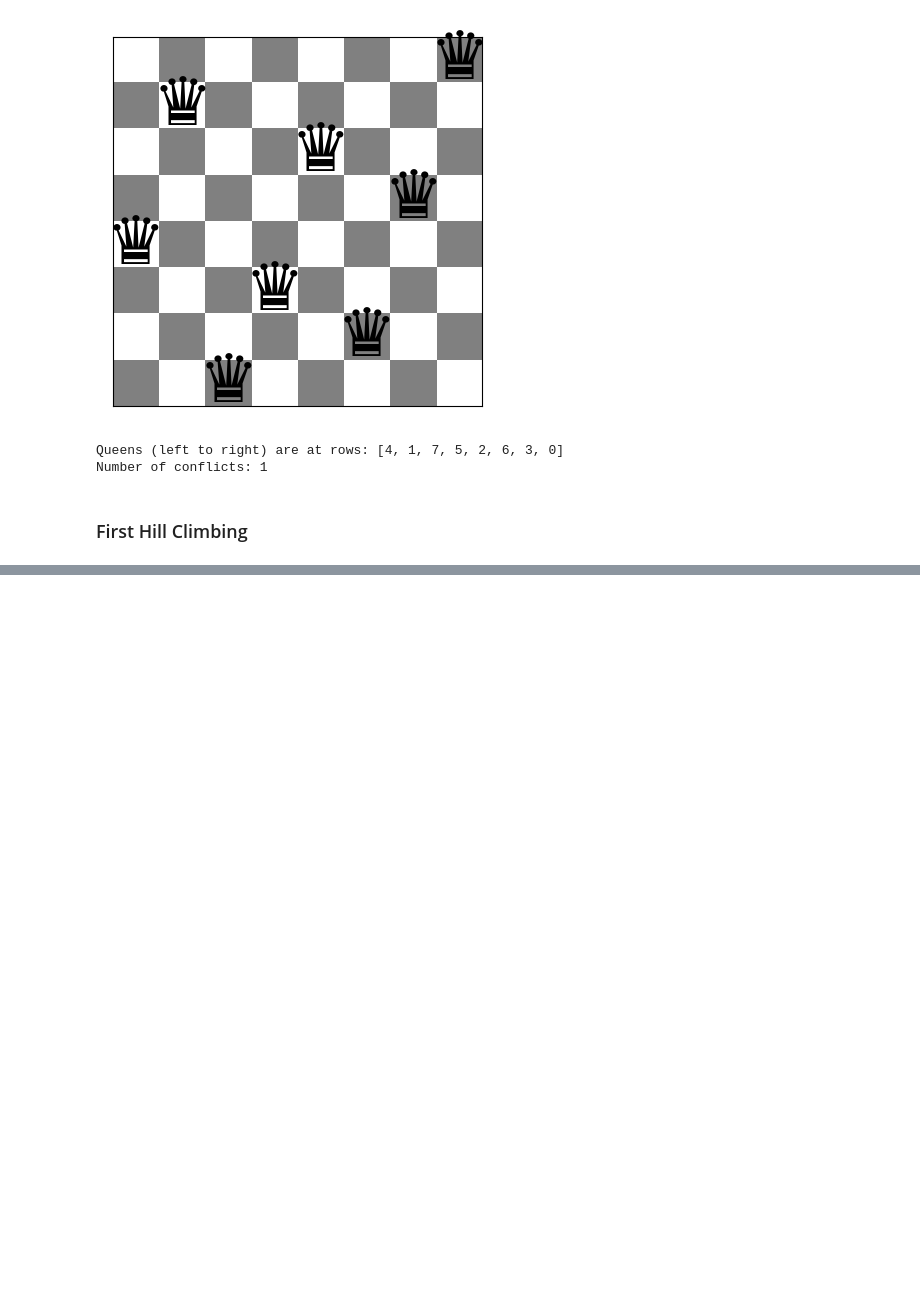
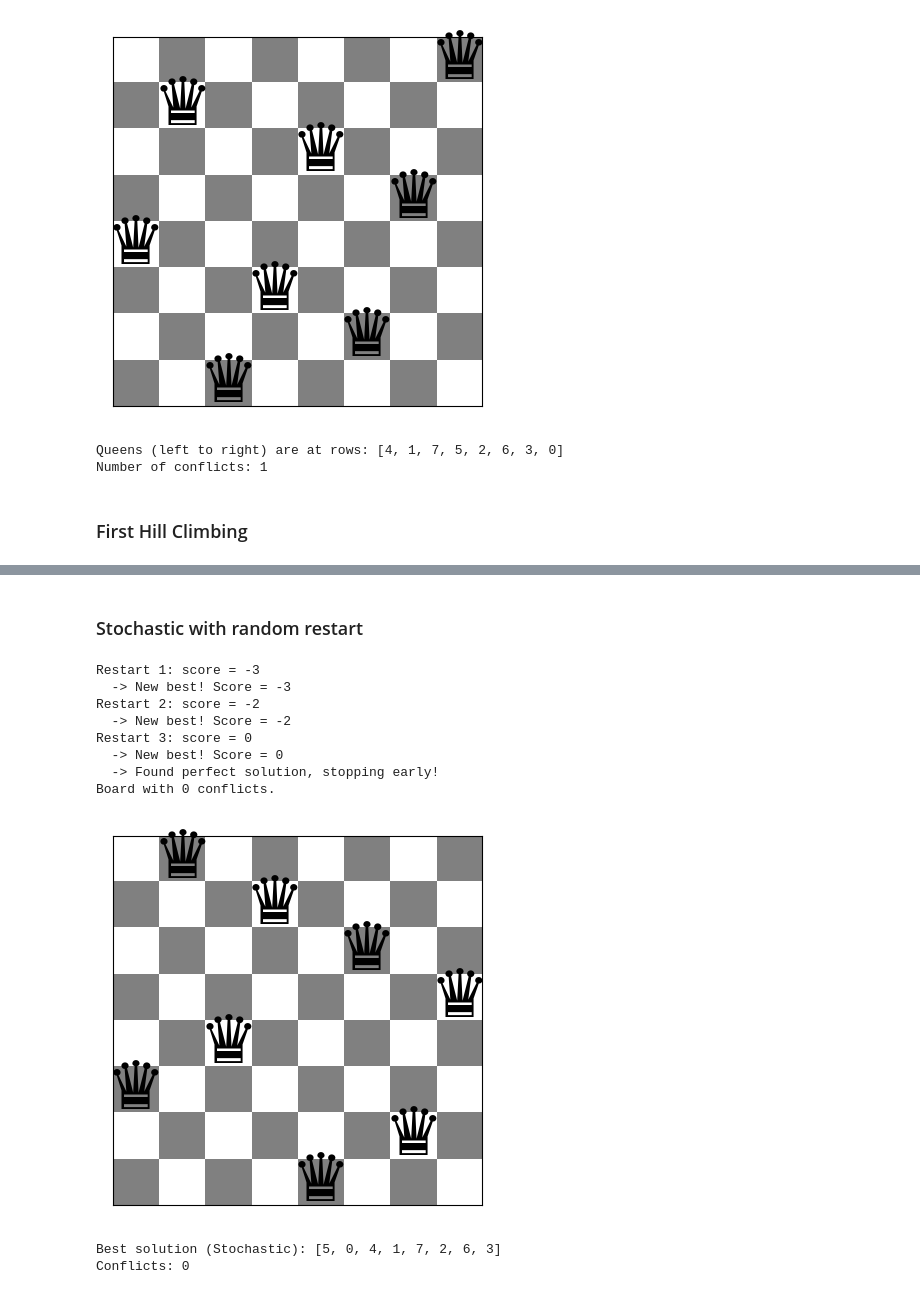
Before and after one commit to sleepymor/Week-4-Introduction-to-AI, a Jupyter notebook: queens-problem.ipynb, the cells around one changed output, grey strips where cells are left out. Drawn from its saved outputs; the diff is of its cells as text; code cells hidden in the pictures; blank space fills up the shorter version.

```diff
--- a/queens-problem.ipynb
+++ b/queens-problem.ipynb
@@ -192,0 +233,20 @@ Number of conflicts: 2
+# %% [markdown]
+### Stochastic with random restart
+# %%
+# run stochastic with random restart
+solution = random_restart(stochastic_hill_climbing, 8, restarts=100)
+show_board(solution)
+print(f"Best solution (Stochastic): {solution}")
+print(f"Conflicts: {conflicts(solution)}")
+# %% [output]
+Restart 1: score = -3
+  -> New best! Score = -3
+Restart 2: score = -2
+  -> New best! Score = -2
+Restart 3: score = 0
+  -> New best! Score = 0
+  -> Found perfect solution, stopping early!
+Board with 0 conflicts.
+[figure, added]
+Best solution (Stochastic): [5, 0, 4, 1, 7, 2, 6, 3]
+Conflicts: 0
```
Also changed, not shown: parts of 7 cells of this notebook.
